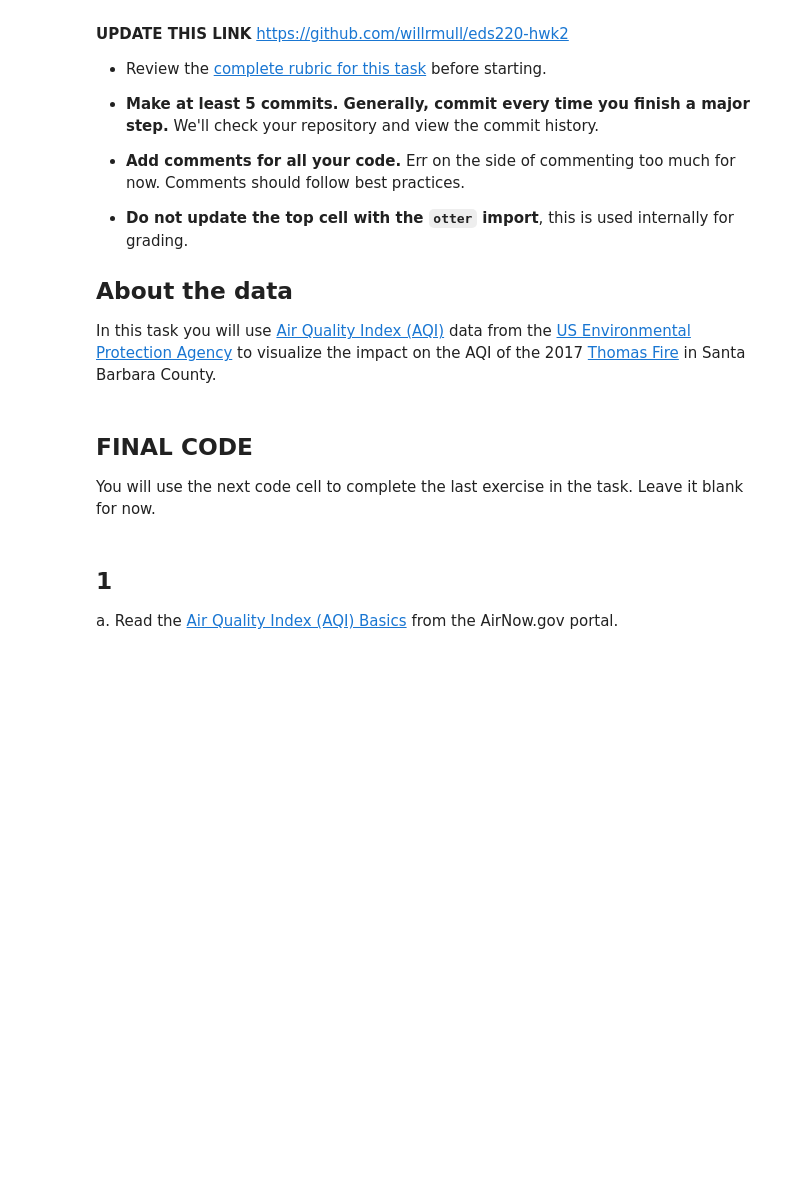
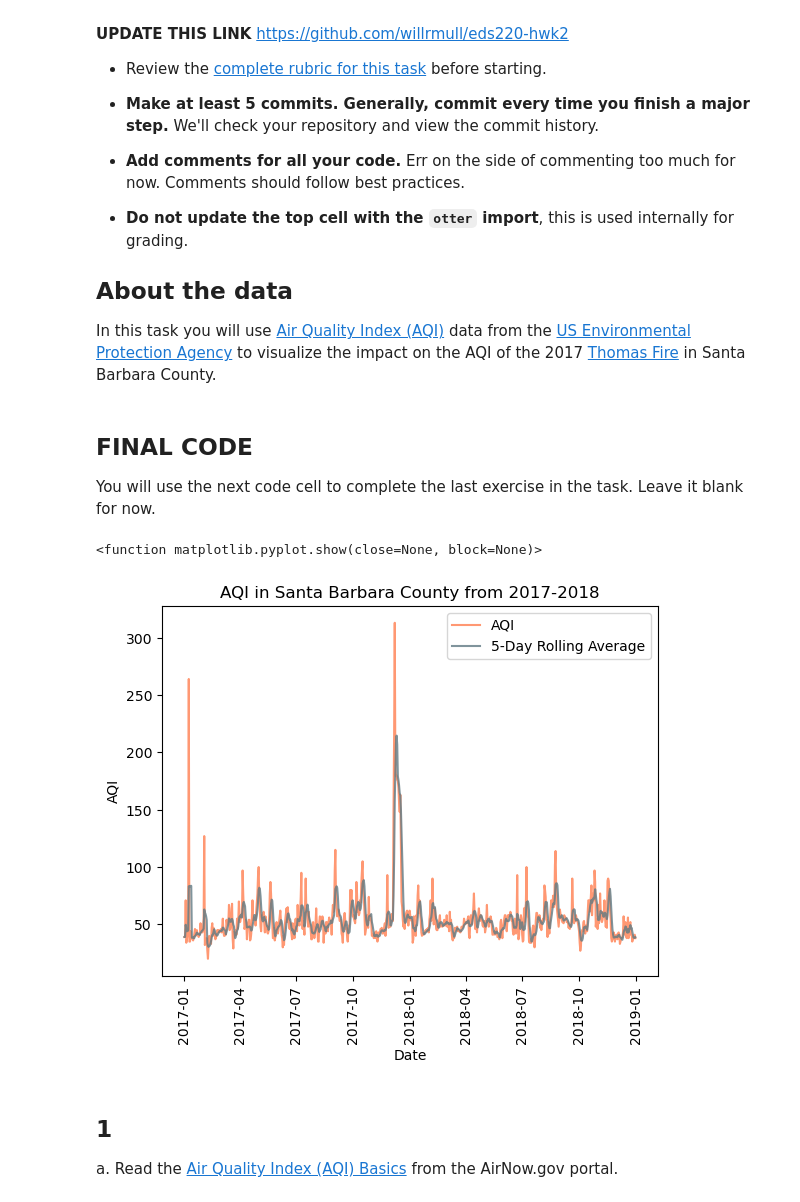
Before and after one commit to willrmull/eds220-hwk2, a Jupyter notebook: task3/hwk2-task3-aqi.ipynb, the cells around one changed output. Cells and saved outputs as stored; diff of their text form; code cells hidden in the pictures; blank space fills up the shorter version.

```diff
--- a/task3/hwk2-task3-aqi.ipynb
+++ b/task3/hwk2-task3-aqi.ipynb
@@ -31,6 +31,43 @@ In this task you will use [Air Quality Index (AQI)](https://www.airnow.gov/aqi/a
 ## FINAL CODE
 
 You will use the next code cell to complete the last exercise in the task. Leave it blank for now.
+# %%
+# Import packages
+import pandas as pd
+import matplotlib.pyplot as plt
+
+# Read in data
+aqi =  pd.concat([pd.read_csv('https://aqs.epa.gov/aqsweb/airdata/daily_aqi_by_county_2017.zip', compression = 'zip'),
+       pd.read_csv('https://aqs.epa.gov/aqsweb/airdata/daily_aqi_by_county_2018.zip', compression = 'zip')])
+
+# Format column names
+aqi.columns = aqi.columns.str.lower().str.replace(' ', '_')
+
+# Filter data to Santa Barbara and remove columns
+aqi_sb = (aqi[aqi["county_name"] == "Santa Barbara"]
+          .drop(
+              ['state_name', 'county_name', 'state_code', 'county_code'], axis = 1
+          ))
+
+# Convert date and set the index
+aqi_sb['date'] = pd.to_datetime(aqi_sb['date'])
+aqi_sb = aqi_sb.set_index('date').sort_index()
+
+# Calculate 5-day rolling average
+aqi_sb.loc[:,'five_day_average'] = aqi_sb['aqi'].rolling('5D').mean()
+
+# Plot
+plt.plot(aqi_sb.index,aqi_sb['aqi'], label ="AQI", alpha = 0.8, color='coral')
+plt.plot(aqi_sb.index,aqi_sb['five_day_average'], label ="5-Day Rolling Average", alpha = 0.8,color='#617A83')
+plt.xticks(rotation='vertical')
+plt.xlabel('Date')
+plt.ylabel('AQI')
+plt.title('AQI in Santa Barbara County from 2017-2018')
+plt.legend()
+plt.show
+# %% [output]
+<function matplotlib.pyplot.show(close=None, block=None)>
+[figure, added]
 # %% [markdown]
 ## 1
 
```
Also changed, not shown: parts of 18 cells of this notebook.
